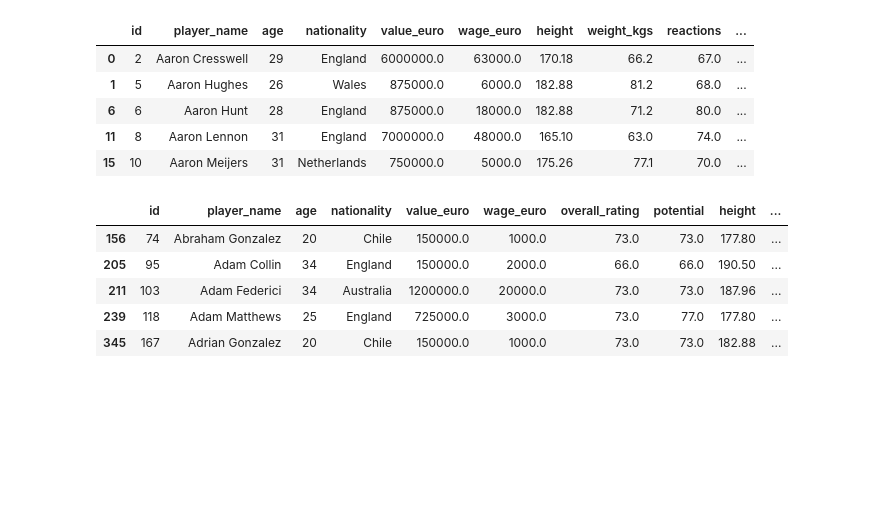
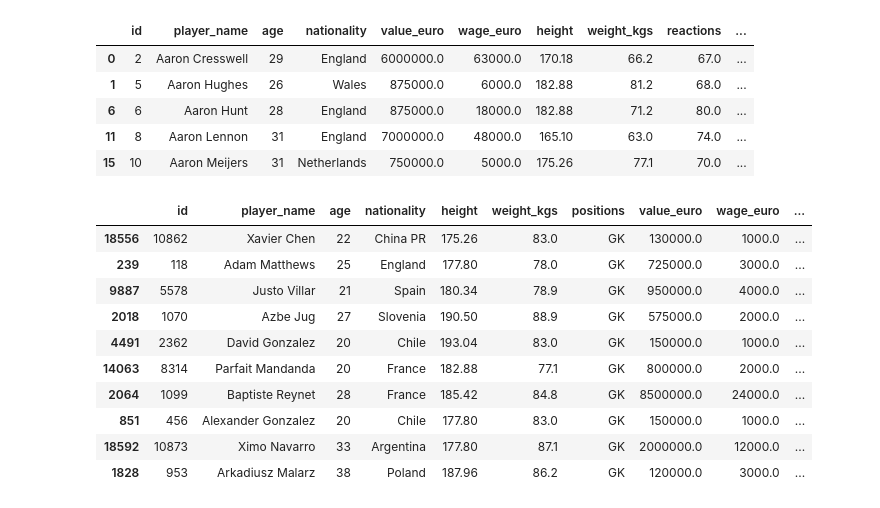
Before and after one commit to rdeshir10/Fifa_Analysis, a Jupyter notebook: football.ipynb, the cells around one changed output. Saved outputs shown, nothing was run; the diff lists cells and outputs as text; code cells hidden in the pictures; blank space fills up the shorter version.

Commit message:
Modified All table to be able to join using ID and optimizing.

```diff
--- a/football.ipynb
+++ b/football.ipynb
@@ -211,19 +219,23 @@ df_physical.head()
 # %%
 # Filter the DataFrame to contain data for goal keepers only
 df_gk = df_cleaned[df_cleaned['positions'].str.contains('GK')]
 
 # Filtering Dataframe to keep columns relevant to Goalkeepers
-df_gk = df_gk[['id', 'player_name','age', 'nationality', 'value_euro', 'wage_euro','overall_rating','potential','height','gk_diving',
-       'gk_handling', 'gk_kicking', 'gk_positioning', 'gk_reflexes',
-       'weight_kgs']]
-df_gk.head()
+df_gk = df_gk[['id', 'player_name','age', 'nationality','height', 'weight_kgs','positions', 'value_euro', 'wage_euro','overall_rating','potential', 'agility','positioning', 'reactions', 'jumping', 'strength',
+       'balance','stamina']]
+df_gk.sample(10)
 # %% [output]
-|  | id | player_name | age | nationality | value_euro | wage_euro | overall_rating | potential | height | ... |
-| 156 | 74 | Abraham Gonzalez | 20 | Chile | 150000.0 | 1000.0 | 73.0 | 73.0 | 177.80 | ... |
-| 205 | 95 | Adam Collin | 34 | England | 150000.0 | 2000.0 | 66.0 | 66.0 | 190.50 | ... |
-| 211 | 103 | Adam Federici | 34 | Australia | 1200000.0 | 20000.0 | 73.0 | 73.0 | 187.96 | ... |
-| 239 | 118 | Adam Matthews | 25 | England | 725000.0 | 3000.0 | 73.0 | 77.0 | 177.80 | ... |
-| 345 | 167 | Adrian Gonzalez | 20 | Chile | 150000.0 | 1000.0 | 73.0 | 73.0 | 182.88 | ... |
+|  | id | player_name | age | nationality | height | weight_kgs | positions | value_euro | wage_euro | ... |
+| 18556 | 10862 | Xavier Chen | 22 | China PR | 175.26 | 83.0 | GK | 130000.0 | 1000.0 | ... |
+| 239 | 118 | Adam Matthews | 25 | England | 177.80 | 78.0 | GK | 725000.0 | 3000.0 | ... |
+| 9887 | 5578 | Justo Villar | 21 | Spain | 180.34 | 78.9 | GK | 950000.0 | 4000.0 | ... |
+| 2018 | 1070 | Azbe Jug | 27 | Slovenia | 190.50 | 88.9 | GK | 575000.0 | 2000.0 | ... |
+| 4491 | 2362 | David Gonzalez | 20 | Chile | 193.04 | 83.0 | GK | 150000.0 | 1000.0 | ... |
+| 14063 | 8314 | Parfait Mandanda | 20 | France | 182.88 | 77.1 | GK | 800000.0 | 2000.0 | ... |
+| 2064 | 1099 | Baptiste Reynet | 28 | France | 185.42 | 84.8 | GK | 8500000.0 | 24000.0 | ... |
+| 851 | 456 | Alexander Gonzalez | 20 | Chile | 177.80 | 83.0 | GK | 150000.0 | 1000.0 | ... |
+| 18592 | 10873 | Ximo Navarro | 33 | Argentina | 177.80 | 87.1 | GK | 2000000.0 | 12000.0 | ... |
+| 1828 | 953 | Arkadiusz Malarz | 38 | Poland | 187.96 | 86.2 | GK | 120000.0 | 3000.0 | ... |
 # %%
 #exporting Dataframes to Csv
 df_player.to_csv('Resources/players.csv', index=False)
```
Also changed, not shown: parts of 1 cell of this notebook, 12 other files.
